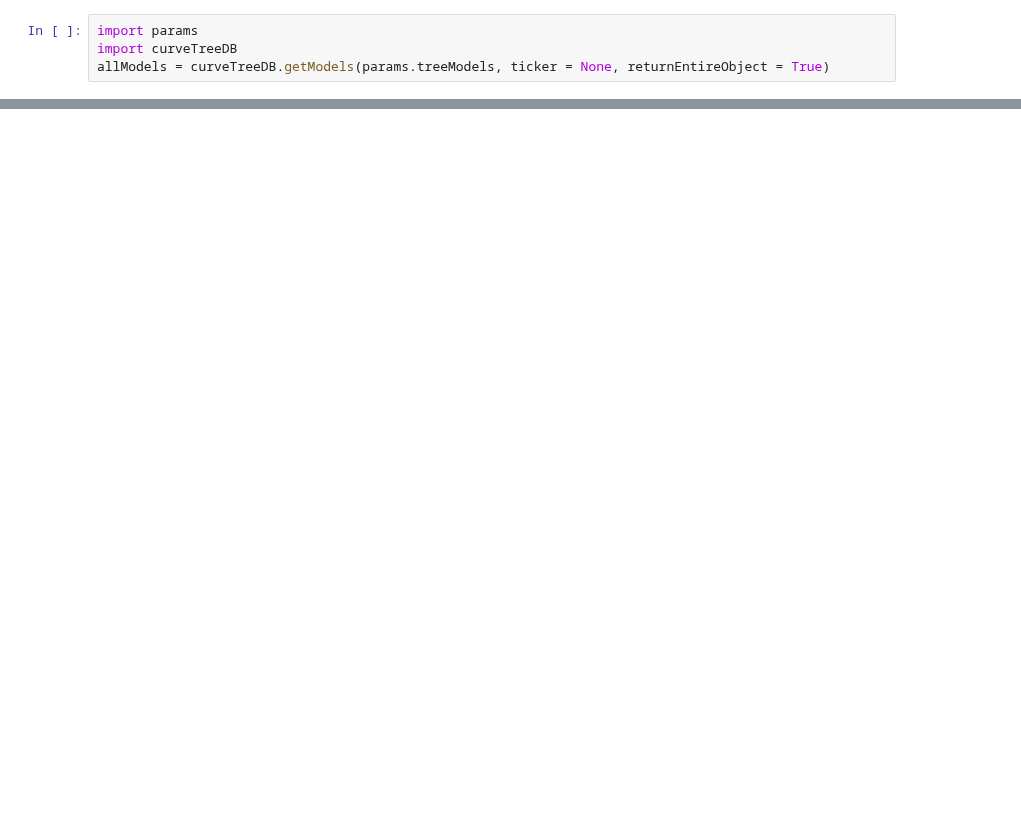
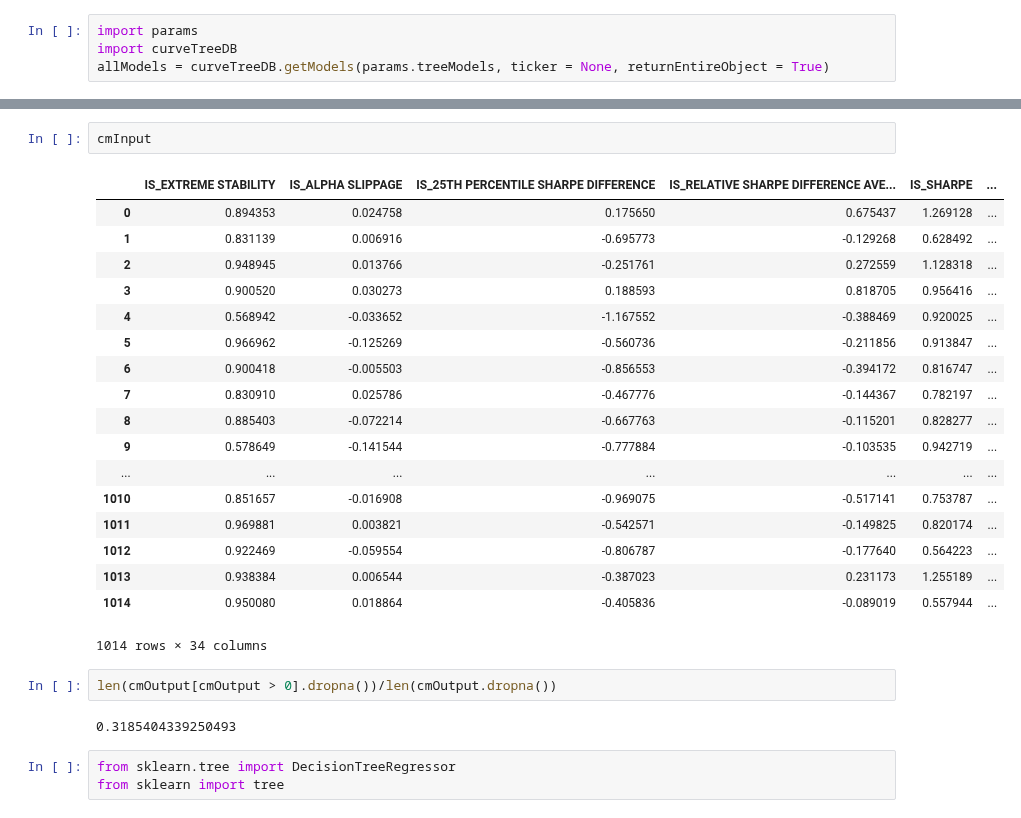
Before and after one commit to SignalBuilders/walkforwardTrader, a Jupyter notebook: Explore Data.ipynb, the cells around one changed output, grey strips where cells are left out. Cells and saved outputs as stored; diff of their text form; blank space fills up the shorter version.

```diff
--- a/Explore Data.ipynb
+++ b/Explore Data.ipynb
@@ -61,0 +83,28 @@ IS_ALPHA SLIPPAGE
+# %%
+cmInput
+# %% [output]
+|  | IS_EXTREME STABILITY | IS_ALPHA SLIPPAGE | IS_25TH PERCENTILE SHARPE DIFFERENCE | IS_RELATIVE SHARPE DIFFERENCE AVE... | IS_SHARPE | ... |
+| 0 | 0.894353 | 0.024758 | 0.175650 | 0.675437 | 1.269128 | ... |
+| 1 | 0.831139 | 0.006916 | -0.695773 | -0.129268 | 0.628492 | ... |
+| 2 | 0.948945 | 0.013766 | -0.251761 | 0.272559 | 1.128318 | ... |
+| 3 | 0.900520 | 0.030273 | 0.188593 | 0.818705 | 0.956416 | ... |
+| 4 | 0.568942 | -0.033652 | -1.167552 | -0.388469 | 0.920025 | ... |
+| 5 | 0.966962 | -0.125269 | -0.560736 | -0.211856 | 0.913847 | ... |
+| 6 | 0.900418 | -0.005503 | -0.856553 | -0.394172 | 0.816747 | ... |
+| 7 | 0.830910 | 0.025786 | -0.467776 | -0.144367 | 0.782197 | ... |
+| 8 | 0.885403 | -0.072214 | -0.667763 | -0.115201 | 0.828277 | ... |
+| 9 | 0.578649 | -0.141544 | -0.777884 | -0.103535 | 0.942719 | ... |
+| ... | ... | ... | ... | ... | ... | ... |
+| 1010 | 0.851657 | -0.016908 | -0.969075 | -0.517141 | 0.753787 | ... |
+| 1011 | 0.969881 | 0.003821 | -0.542571 | -0.149825 | 0.820174 | ... |
+| 1012 | 0.922469 | -0.059554 | -0.806787 | -0.177640 | 0.564223 | ... |
+| 1013 | 0.938384 | 0.006544 | -0.387023 | 0.231173 | 1.255189 | ... |
+| 1014 | 0.950080 | 0.018864 | -0.405836 | -0.089019 | 0.557944 | ... |
+1014 rows × 34 columns
+# %%
+len(cmOutput[cmOutput > 0].dropna())/len(cmOutput.dropna())
+# %% [output]
+0.3185404339250493
+# %%
+from sklearn.tree import DecisionTreeRegressor
+from sklearn import tree
```
Also changed, not shown: parts of 10 cells of this notebook, 1 other file.
